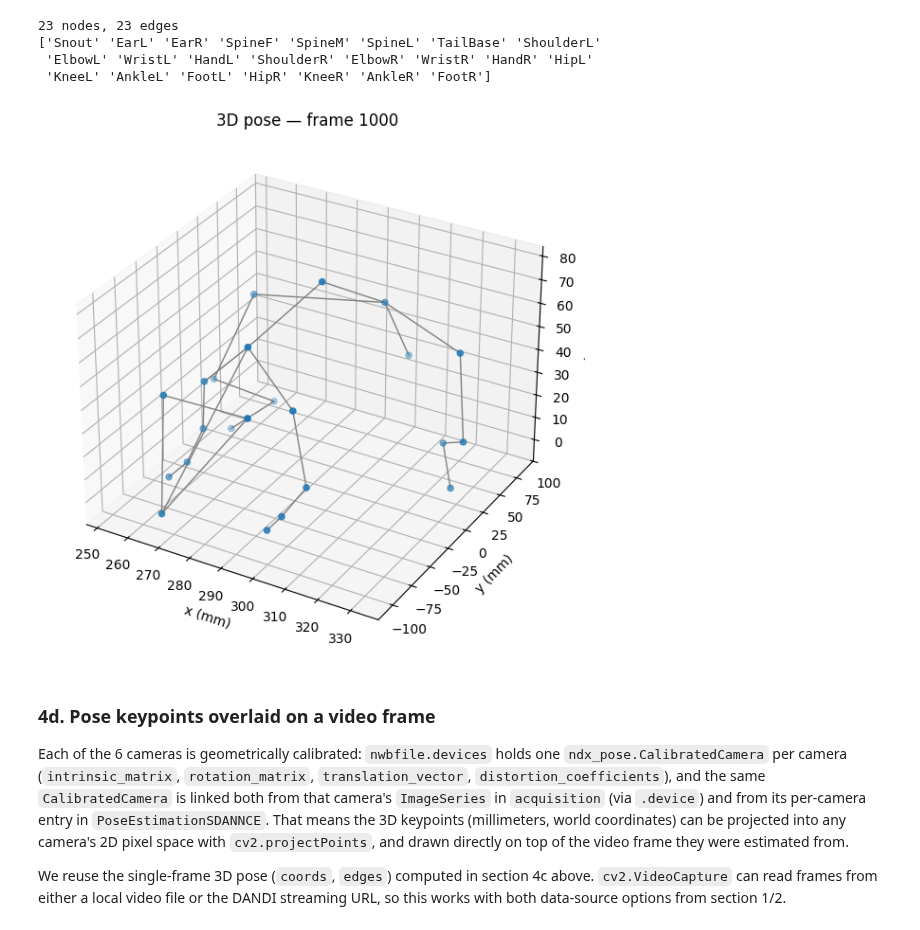
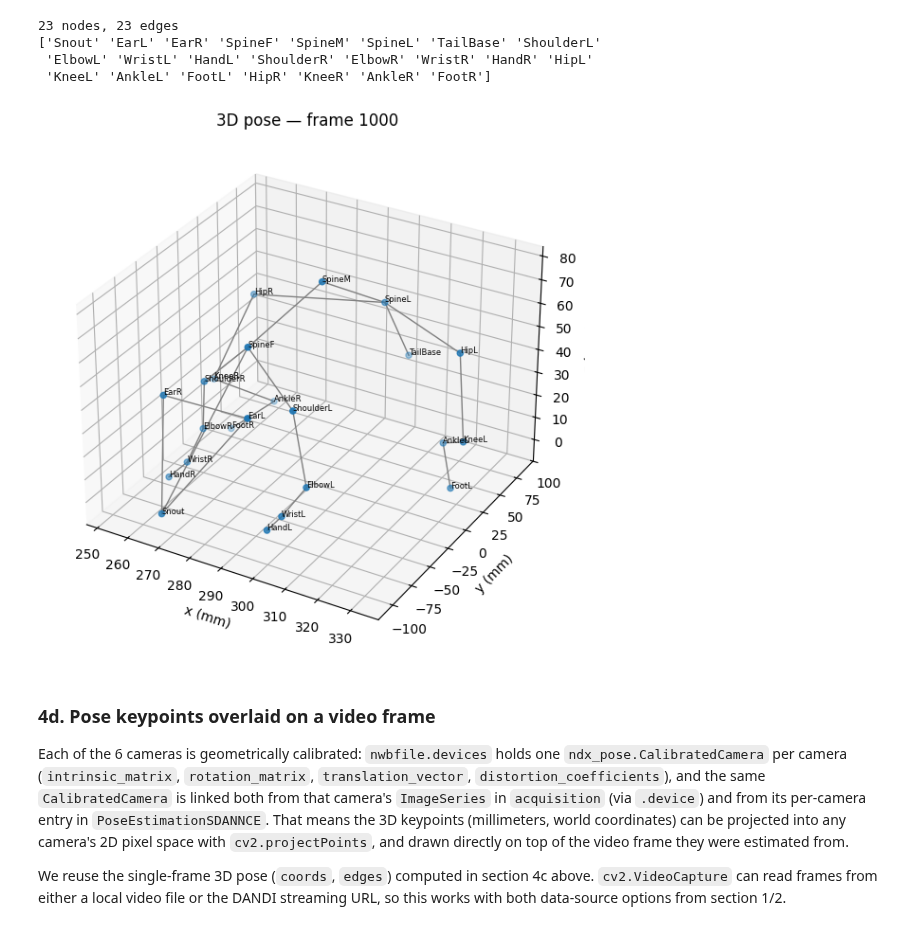
Before and after one commit to catalystneuro/uchida-lab-to-nwb, a Jupyter notebook: notebooks/dandi_001935_tutorial.ipynb, the cells around one changed output. Cells and saved outputs as stored; diff of their text form; code cells hidden in the pictures.

```diff
--- a/notebooks/dandi_001935_tutorial.ipynb
+++ b/notebooks/dandi_001935_tutorial.ipynb
@@ -571,25 +571,27 @@ print(nodes)
 # %%
 frame_idx = 1000
 
 # gather (x, y, z) for every keypoint at this frame, in `nodes` order
 coords = np.array(
     [pose_estimation.pose_estimation_series[f"PoseEstimationSeries{node.capitalize()}"].data[frame_idx]
      for node in nodes]
 )
 
 fig = plt.figure(figsize=(6, 6))
 ax = fig.add_subplot(projection="3d")
 ax.scatter(coords[:, 0], coords[:, 1], coords[:, 2], color="tab:blue", s=20)
 for node_i, node_j in edges:
     xs, ys, zs = coords[[node_i, node_j]].T
     ax.plot(xs, ys, zs, color="gray", linewidth=1)
+for node_name, (x, y, z) in zip(nodes, coords):
+    ax.text(x, y, z, node_name, fontsize=6)
 ax.set_xlabel("x (mm)")
 ax.set_ylabel("y (mm)")
 ax.set_zlabel("z (mm)")
 ax.set_title(f"3D pose — frame {frame_idx}")
 fig.tight_layout()
 # %% [output]
-[figure, old version]
+[figure, new version]
 # %% [markdown]
 ### 4d. Pose keypoints overlaid on a video frame
 
```
Also changed, not shown: parts of 3 cells of this notebook, 4 other files.
